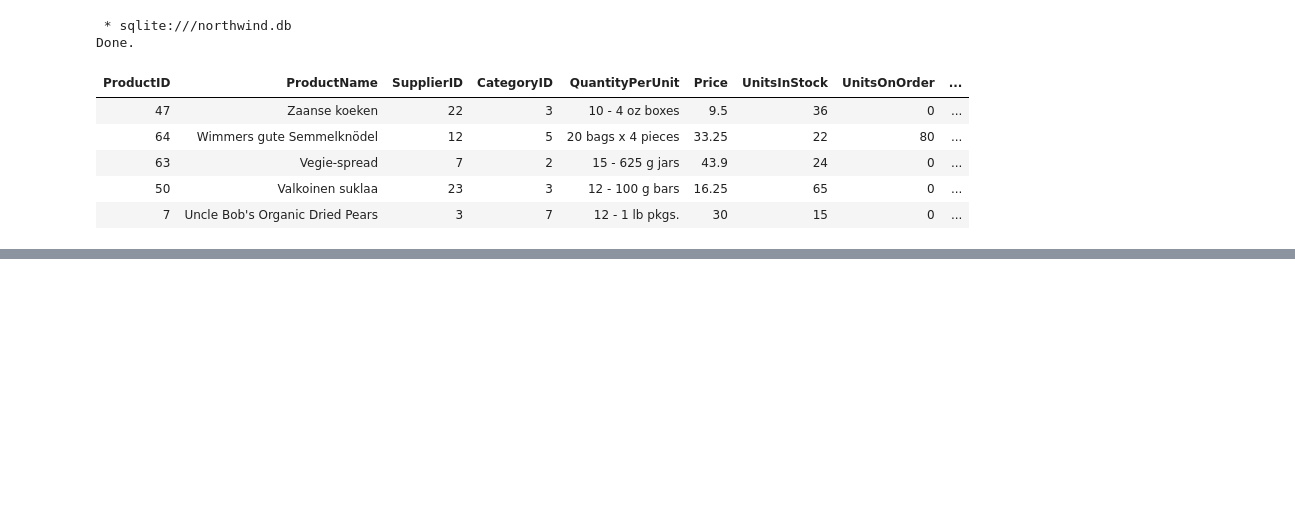
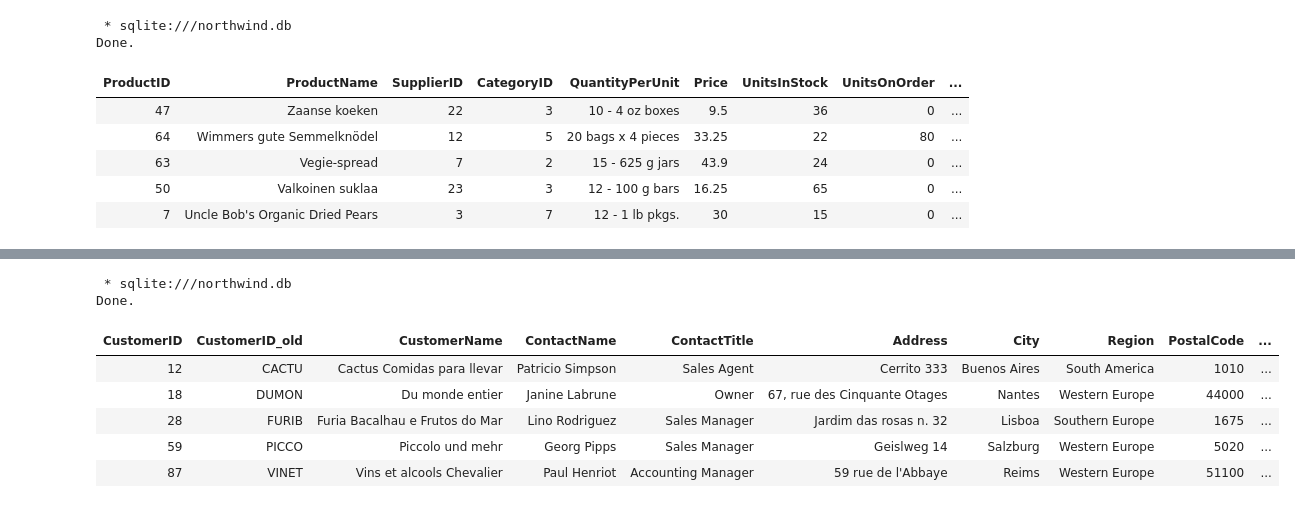
Before and after one commit to MAK8405/SQLHub, a Jupyter notebook: SQL.ipynb, the cells around one changed output, grey strips where cells are left out. Drawn from its saved outputs; the diff is of its cells as text; code cells hidden in the pictures; blank space fills up the shorter version.

```diff
--- a/SQL.ipynb
+++ b/SQL.ipynb
@@ -230,0 +267,14 @@ Done.
+# %%
+%%sql
+SELECT *
+FROM Customers
+WHERE Country = "Spain" AND CustomerName LIKE "%G" OR CustomerName LIKE "%R";
+# %% [output]
+ * sqlite:///northwind.db
+Done.
+| CustomerID | CustomerID_old | CustomerName | ContactName | ContactTitle | Address | City | Region | PostalCode | ... |
+| 12 | CACTU | Cactus Comidas para llevar | Patricio Simpson | Sales Agent | Cerrito 333 | Buenos Aires | South America | 1010 | ... |
+| 18 | DUMON | Du monde entier | Janine Labrune | Owner | 67, rue des Cinquante Otages | Nantes | Western Europe | 44000 | ... |
+| 28 | FURIB | Furia Bacalhau e Frutos do Mar | Lino Rodriguez | Sales Manager | Jardim das rosas n. 32 | Lisboa | Southern Europe | 1675 | ... |
+| 59 | PICCO | Piccolo und mehr | Georg Pipps | Sales Manager | Geislweg 14 | Salzburg | Western Europe | 5020 | ... |
+| 87 | VINET | Vins et alcools Chevalier | Paul Henriot | Accounting Manager | 59 rue de l'Abbaye | Reims | Western Europe | 51100 | ... |
```
Also changed, not shown: parts of 4 cells of this notebook.
